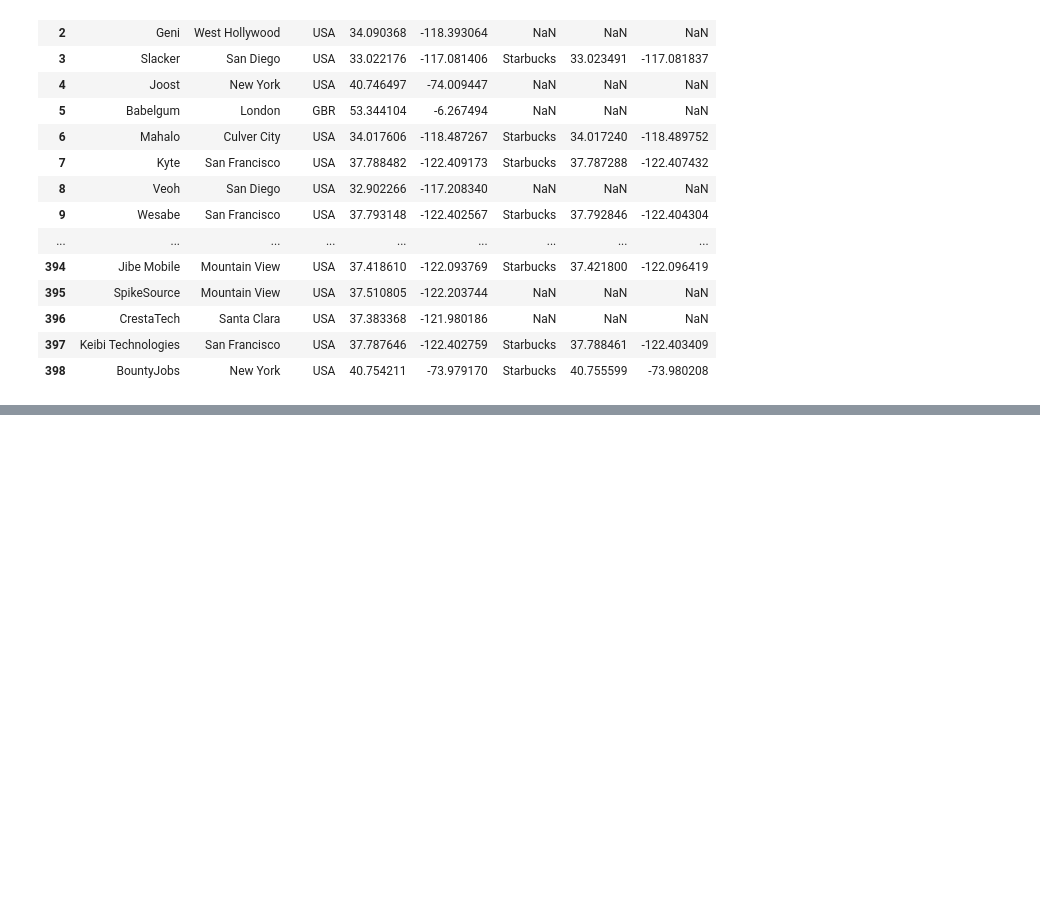
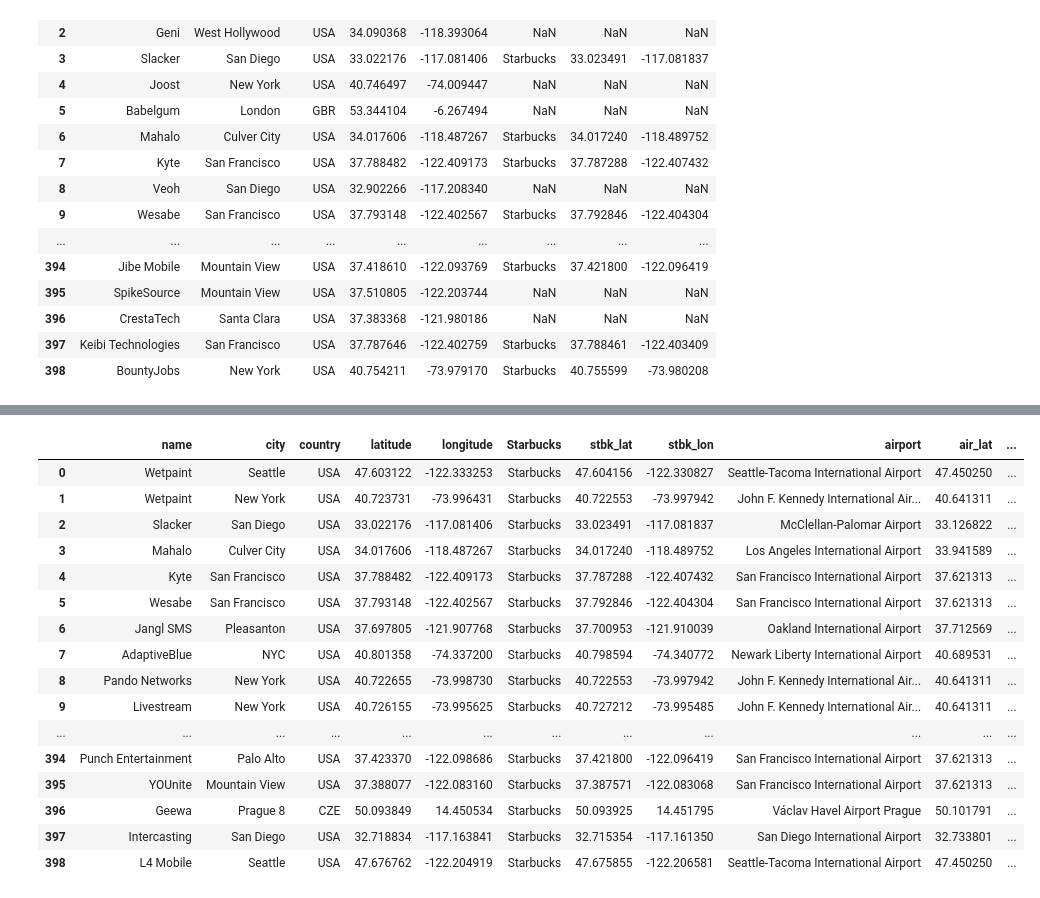
Before and after one commit to firmai/office-location-project, a Jupyter notebook: PyMongo.ipynb, the cells around one changed output, grey strips where cells are left out. Saved outputs shown, nothing was run; the diff lists cells and outputs as text; code cells hidden in the pictures; blank space fills up the shorter version.

Commit message:
Airports closer than 30km added.

```diff
--- a/PyMongo.ipynb
+++ b/PyMongo.ipynb
@@ -210,0 +213,7 @@ display(startup_clean)
+# %%
+starbucks_clean = startup_clean.dropna()
+# %%
+starbucks_clean.index = pd.RangeIndex(len(starbucks_clean.index))
+# %%
+pd.set_option('display.max_rows', None)
+display(starbucks_clean)
@@ -210,0 +240,35 @@ display(startup_clean)
+# %%
+for i in range(len(starbucks_clean)) :
+    lat = starbucks_clean.loc[i, "latitude"]
+    lon = starbucks_clean.loc[i, "longitude"]
+    airport = googleRequestAuthorized(str(lat),str(lon),"30000","airport")
+    try:
+        starbucks_clean.loc[i, 'airport'] = airport['results'][0]['name']
+        starbucks_clean.loc[i, 'air_lat'] = airport['results'][0]['geometry']['location']['lat']
+        starbucks_clean.loc[i, 'air_lon'] = airport['results'][0]['geometry']['location']['lng']
+
+    except:
+        starbucks_clean.loc[i, 'airport'] = np.nan
+        starbucks_clean.loc[i, 'air_lat'] = np.nan
+        starbucks_clean.loc[i, 'air_lon'] = np.nan
+# %%
+pd.set_option('display.max_rows', None)
+display(starbucks_clean)
+# %% [output]
+|  | name | city | country | latitude | longitude | Starbucks | stbk_lat | stbk_lon | airport | air_lat | ... |
+| 0 | Wetpaint | Seattle | USA | 47.603122 | -122.333253 | Starbucks | 47.604156 | -122.330827 | Seattle-Tacoma International Airport | 47.450250 | ... |
+| 1 | Wetpaint | New York | USA | 40.723731 | -73.996431 | Starbucks | 40.722553 | -73.997942 | John F. Kennedy International Air... | 40.641311 | ... |
+| 2 | Slacker | San Diego | USA | 33.022176 | -117.081406 | Starbucks | 33.023491 | -117.081837 | McClellan-Palomar Airport | 33.126822 | ... |
+| 3 | Mahalo | Culver City | USA | 34.017606 | -118.487267 | Starbucks | 34.017240 | -118.489752 | Los Angeles International Airport | 33.941589 | ... |
+| 4 | Kyte | San Francisco | USA | 37.788482 | -122.409173 | Starbucks | 37.787288 | -122.407432 | San Francisco International Airport | 37.621313 | ... |
+| 5 | Wesabe | San Francisco | USA | 37.793148 | -122.402567 | Starbucks | 37.792846 | -122.404304 | San Francisco International Airport | 37.621313 | ... |
+| 6 | Jangl SMS | Pleasanton | USA | 37.697805 | -121.907768 | Starbucks | 37.700953 | -121.910039 | Oakland International Airport | 37.712569 | ... |
+| 7 | AdaptiveBlue | NYC | USA | 40.801358 | -74.337200 | Starbucks | 40.798594 | -74.340772 | Newark Liberty International Airport | 40.689531 | ... |
+| 8 | Pando Networks | New York | USA | 40.722655 | -73.998730 | Starbucks | 40.722553 | -73.997942 | John F. Kennedy International Air... | 40.641311 | ... |
+| 9 | Livestream | New York | USA | 40.726155 | -73.995625 | Starbucks | 40.727212 | -73.995485 | John F. Kennedy International Air... | 40.641311 | ... |
+| ... | ... | ... | ... | ... | ... | ... | ... | ... | ... | ... | ... |
+| 394 | Punch Entertainment | Palo Alto | USA | 37.423370 | -122.098686 | Starbucks | 37.421800 | -122.096419 | San Francisco International Airport | 37.621313 | ... |
+| 395 | YOUnite | Mountain View | USA | 37.388077 | -122.083160 | Starbucks | 37.387571 | -122.083068 | San Francisco International Airport | 37.621313 | ... |
+| 396 | Geewa | Prague 8 | CZE | 50.093849 | 14.450534 | Starbucks | 50.093925 | 14.451795 | Václav Havel Airport Prague | 50.101791 | ... |
+| 397 | Intercasting | San Diego | USA | 32.718834 | -117.163841 | Starbucks | 32.715354 | -117.161350 | San Diego International Airport | 32.733801 | ... |
+| 398 | L4 Mobile | Seattle | USA | 47.676762 | -122.204919 | Starbucks | 47.675855 | -122.206581 | Seattle-Tacoma International Airport | 47.450250 | ... |
```
Also changed, not shown: parts of 5 cells of this notebook, 2 other files.
